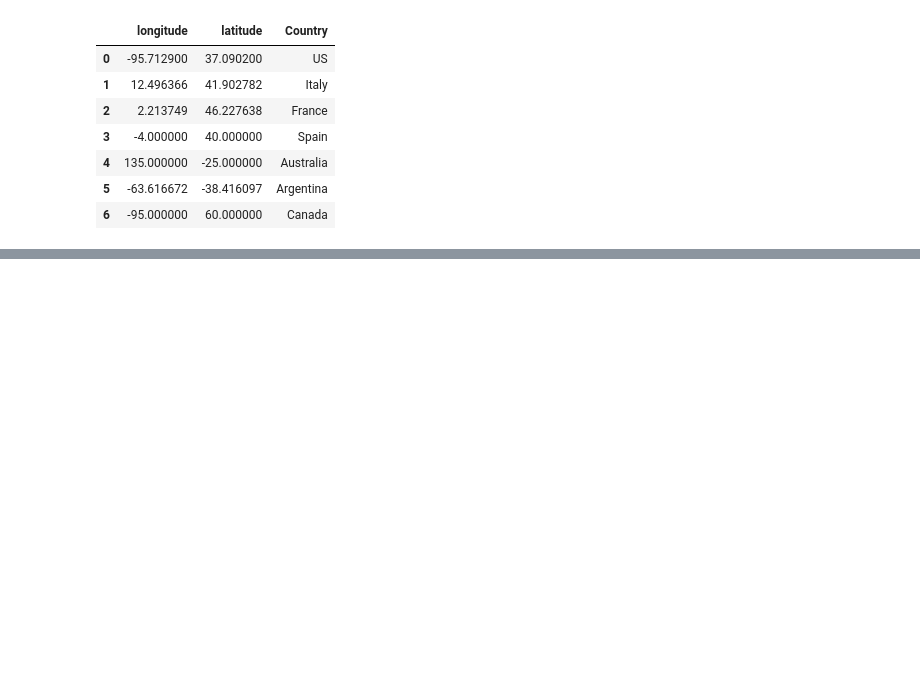
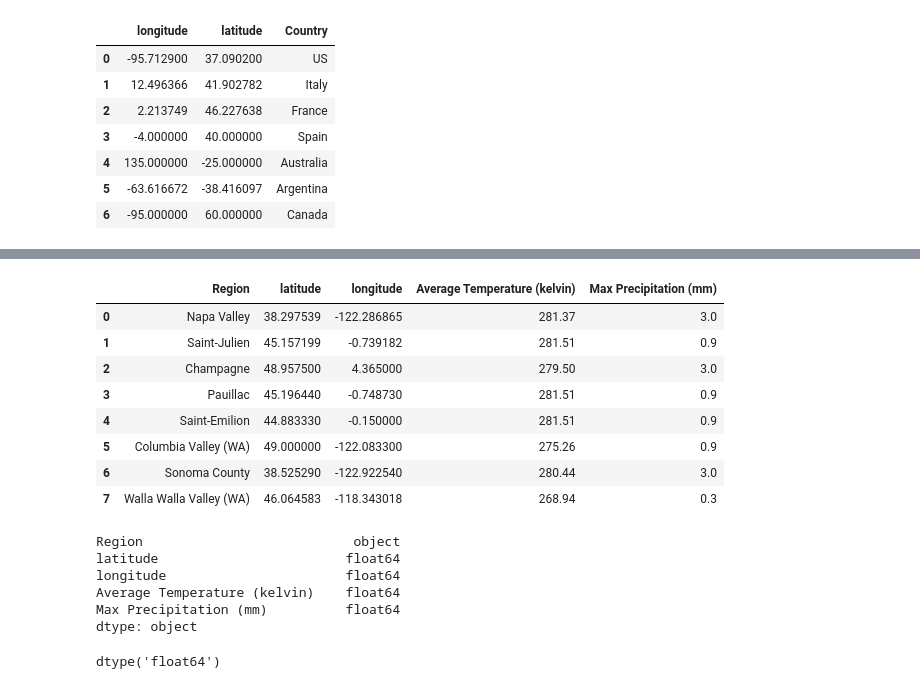
Before and after one commit to carojasp12/Sip-by-Sip, a Jupyter notebook: Code/Sip-by-Sip.ipynb, the cells around one changed output, grey strips where cells are left out. Drawn from its saved outputs; the diff is of its cells as text; code cells hidden in the pictures; blank space fills up the shorter version.

Commit message:
pulled data from the api, added git ignore for key, started converting temperature

```diff
--- a/Code/Sip-by-Sip.ipynb
+++ b/Code/Sip-by-Sip.ipynb
@@ -313,0 +250,8 @@ The maximum temperature for Vin Santo di Montepulciano is 279.42 in Kelvin.
+# %%
+#create a new df that will hold weather data for the regions
+
+weather_data = high_region_coordinates_df
+
+weather_data_df = pd.DataFrame(weather_data)
+
+weather_data_df
@@ -313,0 +268,36 @@ The maximum temperature for Vin Santo di Montepulciano is 279.42 in Kelvin.
+# %%
+#create a for loop to go through each lat and lon and pull temp/precipitation from API
+for index, row in weather_data_df.iterrows():
+    #define lat and lon variable by assigning it to its respective row from weather_data_df
+    lat = row["latitude"]
+    lon = row["longitude"]
+    #create the base url that will be used for the API
+    url = 'https://history.openweathermap.org/data/2.5/aggregated/year?'
+    #create the query_url that has the parameters needed to access and find the data
+    query_url = f"{url}lat={lat}&lon={lon}&appid={api_key}"
+    #create the response by getting the query_url in json format
+    response = requests.get(query_url).json()
+    #as it loops through the lat/lon, have it append the temp/precipitation to its respective columns
+    weather_data_df.loc[index, "Average Temperature (kelvin)"] = response["result"][1]["temp"]['mean']
+    weather_data_df.loc[index, "Max Precipitation (mm)"] = response["result"][1]["precipitation"]['max']
+#at the end of the for loop print the df to make sure information was added correctly
+weather_data_df
+# %% [output]
+|  | Region | latitude | longitude | Average Temperature (kelvin) | Max Precipitation (mm) |
+| 0 | Napa Valley | 38.297539 | -122.286865 | 281.37 | 3.0 |
+| 1 | Saint-Julien | 45.157199 | -0.739182 | 281.51 | 0.9 |
+| 2 | Champagne | 48.957500 | 4.365000 | 279.50 | 3.0 |
+| 3 | Pauillac | 45.196440 | -0.748730 | 281.51 | 0.9 |
+| 4 | Saint-Emilion | 44.883330 | -0.150000 | 281.51 | 0.9 |
+| 5 | Columbia Valley (WA) | 49.000000 | -122.083300 | 275.26 | 0.9 |
+| 6 | Sonoma County | 38.525290 | -122.922540 | 280.44 | 3.0 |
+| 7 | Walla Walla Valley (WA) | 46.064583 | -118.343018 | 268.94 | 0.3 |
+# %%
+weather_data_df.dtypes
+# %% [output]
+Region                           object
+latitude                        float64
+longitude                       float64
+Average Temperature (kelvin)    float64
+Max Precipitation (mm)          float64
+dtype: object
@@ -313,0 +312,10 @@ The maximum temperature for Vin Santo di Montepulciano is 279.42 in Kelvin.
+# %%
+temp1_fah= convert_temperature(np.array([temp1]), 'Kelvin', 'Fahrenheit')
+temp2_fah = convert_temperature(np.array([temp2]), 'Kelvin', 'Fahrenheit')
+temp3_fah = convert_temperature(np.array([temp3]), 'Kelvin', 'Fahrenheit')
+temp4_fah = convert_temperature(np.array([temp4]), 'Kelvin', 'Fahrenheit')
+temp5_fah = convert_temperature(np.array([temp5]), 'Kelvin', 'Fahrenheit')
+temp6_fah = convert_temperature(np.array([temp6]), 'Kelvin', 'Fahrenheit')
+temp7_fah = convert_temperature(np.array([temp7]), 'Kelvin', 'Fahrenheit')
+# %% [output]
+dtype('float64')
```
Also changed, not shown: parts of 26 cells of this notebook, 1 other file.
